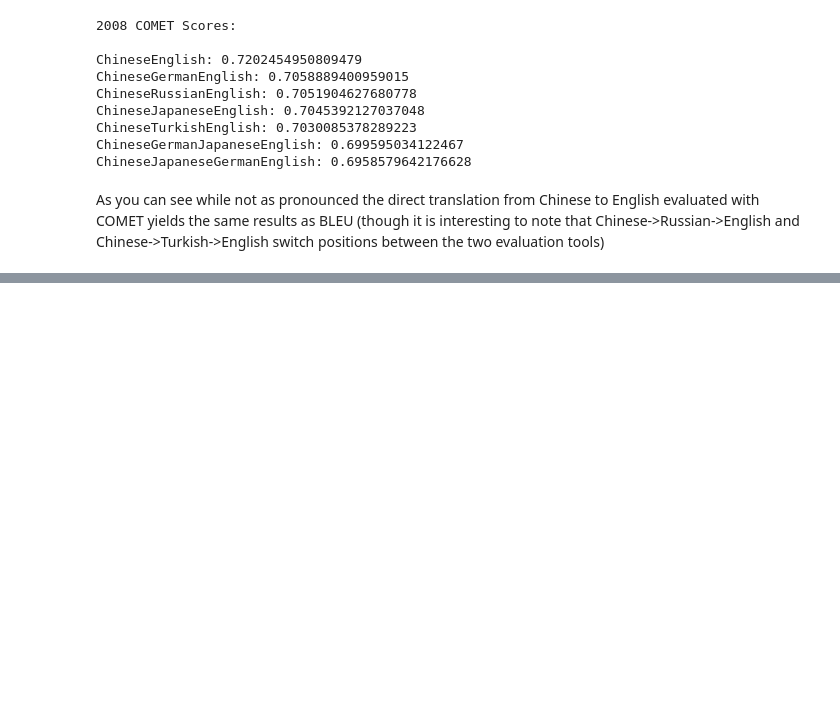
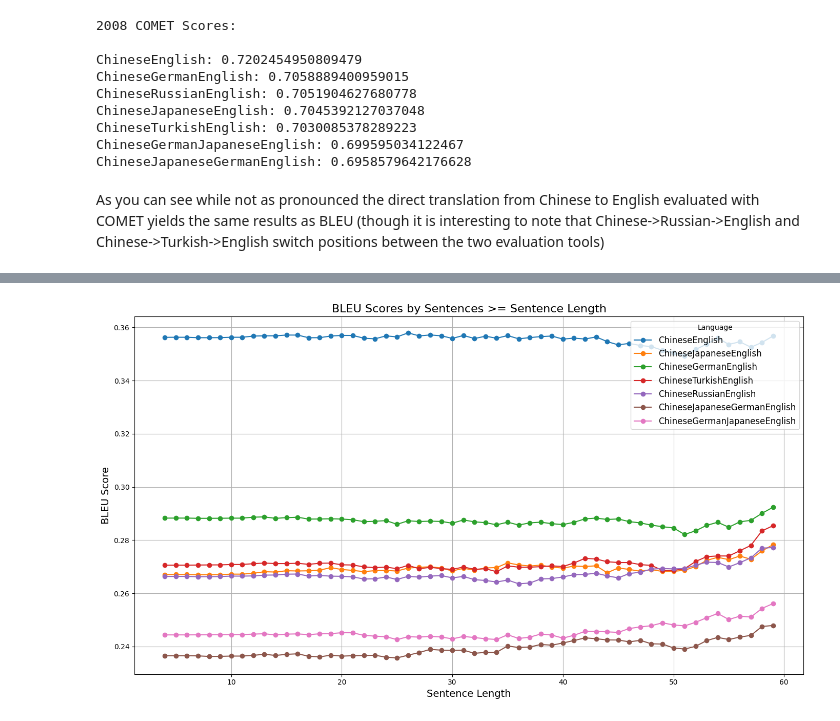
Before and after one commit to softly-undefined/intermediate-translation-simple-task, a Jupyter notebook: notebook.ipynb, the cells around one changed output, grey strips where cells are left out. Saved outputs shown, nothing was run; the diff lists cells and outputs as text; code cells hidden in the pictures; blank space fills up the shorter version.

```diff
--- a/notebook.ipynb
+++ b/notebook.ipynb
@@ -262,0 +382,7 @@ Why is this sort of interlingual translation used at all in Machine Translation
+# %%
+# Creating a Dataframe
+max_length = df2008['src'].str.len().max()
+min_length = df2008['src'].str.len().min()
+
+print(f"Longest Sentence: {max_length}")
+print(f"Shortest Sentence: {min_length}")
@@ -262,0 +436,23 @@ Why is this sort of interlingual translation used at all in Machine Translation
+# %%
+import matplotlib.pyplot as plt
+
+
+df_bleu_scores_transposed = df_bleu_scores.T
+
+plt.figure(figsize=(14, 8))
+counter = 0
+for language in df_bleu_scores_transposed.columns:
+    plt.plot(df_bleu_scores_transposed.index, df_bleu_scores_transposed[language], marker='o', label=language)
+
+plt.title("BLEU Scores by Sentences >= Sentence Length", fontsize=16)
+plt.xlabel("Sentence Length", fontsize=14)
+plt.ylabel("BLEU Score", fontsize=14)
+
+plt.legend(title="Language", fontsize=12)
+
+plt.grid()
+
+plt.tight_layout()
+plt.show()
+# %% [output]
+[figure, added]
```
Also changed, not shown: parts of 24 cells of this notebook.
